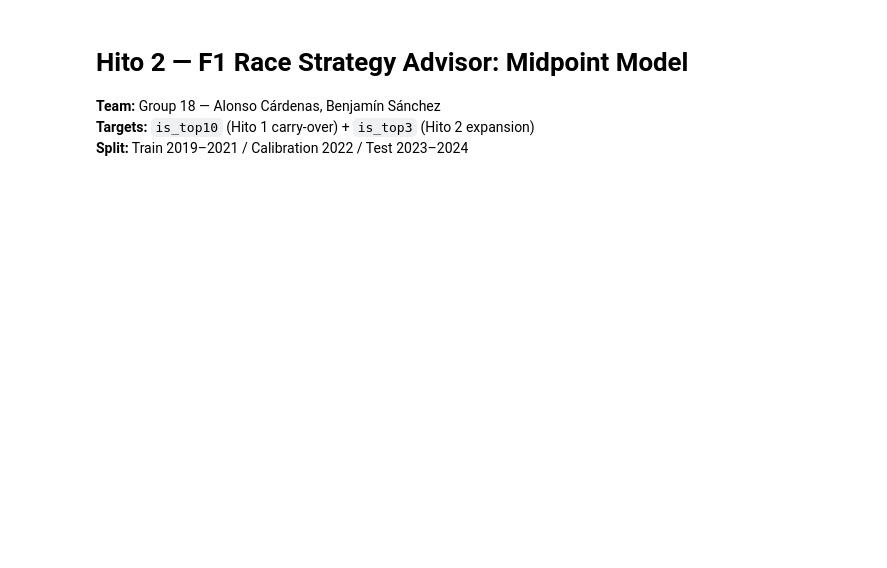
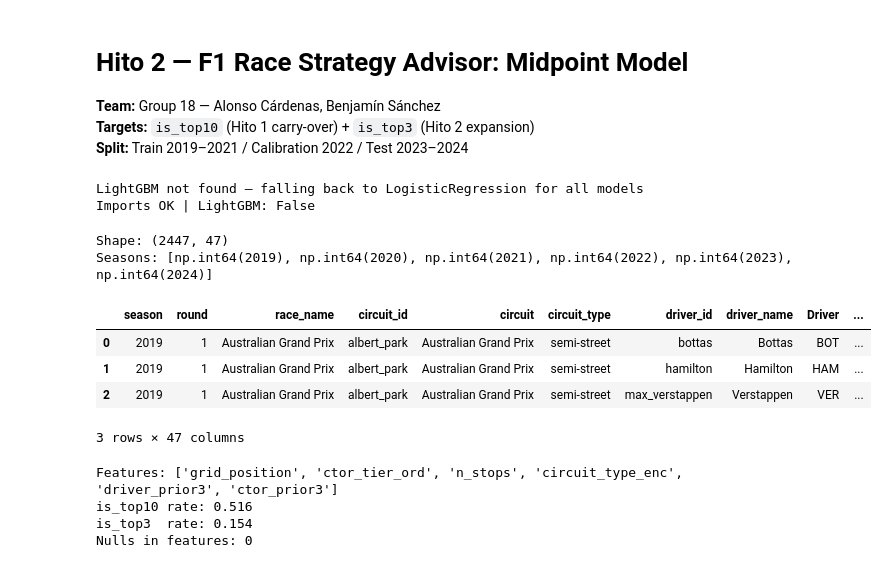
Before and after one commit to Benjasncz2/iit414w-lab01-group18, a Jupyter notebook: hito 2/hito2_modeling.ipynb, the cells around one changed output. Saved outputs shown, nothing was run; the diff lists cells and outputs as text; code cells hidden in the pictures; blank space fills up the shorter version.

```diff
--- a/hito 2/hito2_modeling.ipynb
+++ b/hito 2/hito2_modeling.ipynb
@@ -9,7 +9,7 @@
 import warnings; warnings.filterwarnings('ignore')
 import numpy as np, pandas as pd, matplotlib.pyplot as plt
 from pathlib import Path
-from sklearn.preprocessing import LabelEncoder
+from sklearn.preprocessing import LabelEncoder, OrdinalEncoder
 from sklearn.linear_model import LogisticRegression
 from sklearn.calibration import CalibratedClassifierCV, calibration_curve
 from sklearn.metrics import brier_score_loss, roc_auc_score, log_loss
@@ -18,64 +18,59 @@ try:
     HAS_LGBM = True
 except ImportError:
     HAS_LGBM = False
-    print("LightGBM not found — falling back to LogisticRegression")
+    print("LightGBM not found — falling back to LogisticRegression for all models")
 
 RANDOM_STATE = 42
 np.random.seed(RANDOM_STATE)
 print("Imports OK | LightGBM:", HAS_LGBM)
+# %% [output]
+LightGBM not found — falling back to LogisticRegression for all models
+Imports OK | LightGBM: False
 # %%
 # Cell 2 — Load dataset
-DATA_PATH = Path('../hito 1/data/f1_strategy_race_level.csv')
+DATA_PATH = Path('../hito 1/f1_strategy_race_level.csv')
 df_raw = pd.read_csv(DATA_PATH)
 print("Shape:", df_raw.shape)
-print("Columns:", list(df_raw.columns))
 print("Seasons:", sorted(df_raw['season'].unique()))
 df_raw.head(3)
+# %% [output]
+Shape: (2447, 47)
+Seasons: [np.int64(2019), np.int64(2020), np.int64(2021), np.int64(2022), np.int64(2023), np.int64(2024)]
+|  | season | round | race_name | circuit_id | circuit | circuit_type | driver_id | driver_name | Driver | ... |
+| 0 | 2019 | 1 | Australian Grand Prix | albert_park | Australian Grand Prix | semi-street | bottas | Bottas | BOT | ... |
+| 1 | 2019 | 1 | Australian Grand Prix | albert_park | Australian Grand Prix | semi-street | hamilton | Hamilton | HAM | ... |
+| 2 | 2019 | 1 | Australian Grand Prix | albert_park | Australian Grand Prix | semi-street | max_verstappen | Verstappen | VER | ... |
+3 rows × 47 columns
 # %%
 # Cell 3 — Feature engineering & leakage audit
-# Pre-race features only.
-# IMPORTANT: n_stops = PLANNED stop count declared by the strategist before
-# the race — NOT the actual stop count observed post-race.
-# The dataset columns use: driver_id, driver_name, constructor_name
-# (NOT 'driver' or 'constructor'). Priors are pre-computed in the CSV.
+# Pre-race features only. n_stops = PLANNED stop count (scenario input).
 
 df = df_raw.copy()
 
-# --- Target variables (dataset already has is_top10 / is_top3; recompute for clarity) ---
+# --- Target variables ---
 df['is_top10'] = (df['finish_position'] <= 10).astype(int)
 df['is_top3']  = (df['finish_position'] <= 3).astype(int)
 
-# --- grid_position: clip [1,20]; pit-lane starts (0 or NaN) -> 20 ---
-df['grid_position'] = (
-    pd.to_numeric(df['grid_position'], errors='coerce')
-    .fillna(20).clip(1, 20)
-)
+# --- grid_position: clip [1,20], pit-lane starts -> 20 ---
+df['grid_position'] = pd.to_numeric(df['grid_position'], errors='coerce').fillna(20).clip(1, 20)
 
-# --- constructor_tier: ordinal encode (front=2 / midfield=1 / backmarker=0) ---
+# --- constructor_tier: ordinal encode ---
 tier_map = {'front': 2, 'midfield': 1, 'backmarker': 0}
 df['ctor_tier_ord'] = df['constructor_tier'].map(tier_map).fillna(1)
 
 # --- circuit_type: label encode ---
 le_circuit = LabelEncoder()
-df['circuit_type_enc'] = le_circuit.fit_transform(
-    df['circuit_type'].fillna('permanent')
-)
+df['circuit_type_enc'] = le_circuit.fit_transform(df['circuit_type'].fillna('permanent'))
 
-# --- Prior rolling features: already pre-computed in the CSV ---
-# driver_prior3_avg_finish = 3-race rolling average of driver finish position
-# (computed with lag-1 so only past races are used — zero leakage).
-# constructor_prior3_avg_finish = same at team level.
+# --- Rolling prior features (lag-1 to prevent leakage) ---
+# El dataset YA trae estas columnas pre-calculadas (driver_prior3_avg_finish y constructor_prior3_avg_finish).
+# Solo necesitamos llenar los valores nulos (ej: para la primera carrera de la temporada) con la mediana general.
 median_finish = df['finish_position'].median()
-df['driver_prior3'] = (
-    pd.to_numeric(df['driver_prior3_avg_finish'], errors='coerce')
-    .fillna(median_finish)
-)
-df['ctor_prior3'] = (
-    pd.to_numeric(df['constructor_prior3_avg_finish'], errors='coerce')
-    .fillna(median_finish)
-)
 
-# --- n_stops: scenario input ---
+df['driver_prior3'] = pd.to_numeric(df['driver_prior3_avg_finish'], errors='coerce').fillna(median_finish)
+df['ctor_prior3']   = pd.to_numeric(df['constructor_prior3_avg_finish'], errors='coerce').fillna(median_finish)
+
+# --- n_stops: scenario input (planned stop count) ---
 df['n_stops'] = pd.to_numeric(df['n_stops'], errors='coerce').fillna(1).clip(0, 5)
 
 FEATURES = ['grid_position', 'ctor_tier_ord', 'n_stops',
@@ -83,8 +78,12 @@ FEATURES = ['grid_position', 'ctor_tier_ord', 'n_stops',
 TARGETS   = ['is_top10', 'is_top3']
 
 print("Features:", FEATURES)
-print("is_top10 rate:", round(df['is_top10'].mean(), 3))
-print("is_top3  rate:", round(df['is_top3'].mean(), 3))
+print("is_top10 rate:", df['is_top10'].mean().round(3))
+print("is_top3  rate:", df['is_top3'].mean().round(3))
 print("Nulls in features:", df[FEATURES].isnull().sum().sum())
-print("Total rows:", len(df))
+# %% [output]
+Features: ['grid_position', 'ctor_tier_ord', 'n_stops', 'circuit_type_enc', 'driver_prior3', 'ctor_prior3']
+is_top10 rate: 0.516
+is_top3  rate: 0.154
+Nulls in features: 0
 # %%
```
Also changed, not shown: parts of 13 cells of this notebook, 3 other files.
